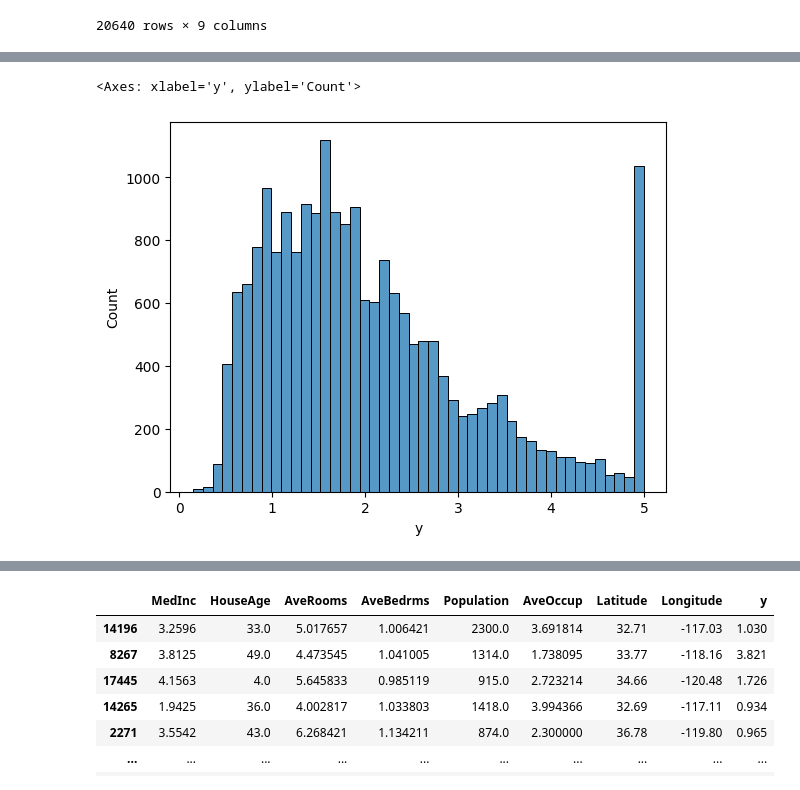
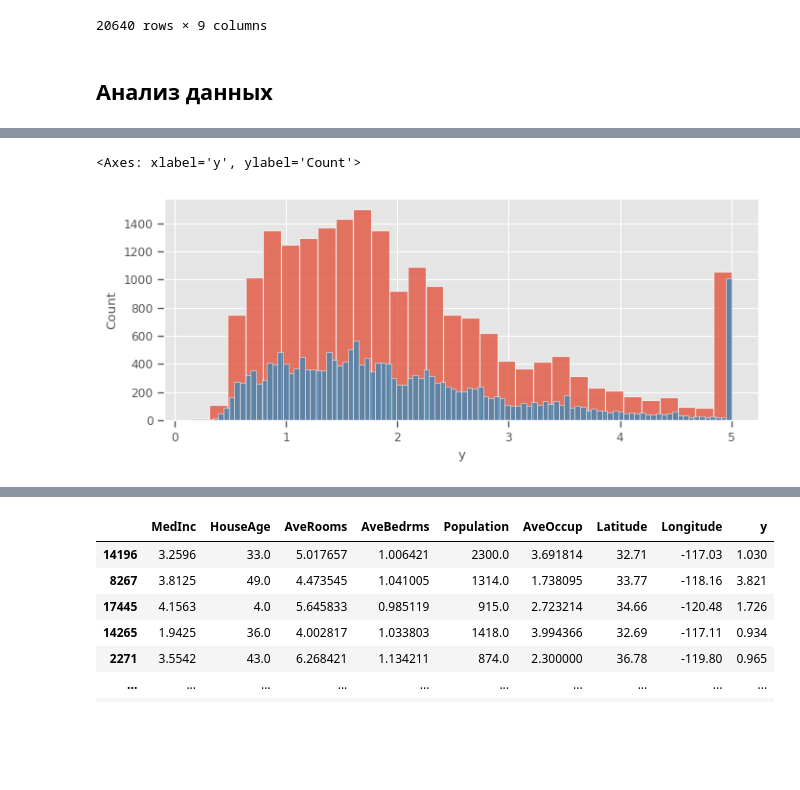
Before and after one commit to ivtipm/ML, a Jupyter notebook: plans/AI_intro_2026/examples/house_price_predict.ipynb, the cells around one changed output, grey strips where cells are left out. Saved outputs shown, nothing was run; the diff lists cells and outputs as text; code cells hidden in the pictures; blank space fills up the shorter version.

```diff
--- a/plans/AI_intro_2026/examples/house_price_predict.ipynb
+++ b/plans/AI_intro_2026/examples/house_price_predict.ipynb
@@ -38,6 +61,8 @@ df0
 | 20638 | 1.8672 | 18.0 | 5.329513 | 1.171920 | 741.0 | 2.123209 | 39.43 | -121.32 | 0.847 |
 | 20639 | 2.3886 | 16.0 | 5.254717 | 1.162264 | 1387.0 | 2.616981 | 39.37 | -121.24 | 0.894 |
 20640 rows × 9 columns
+# %% [markdown]
+## Анализ данных
 # %%
 df0.describe()
 # %% [output]
@@ -53,8 +78,12 @@ df0.describe()
 # %%
 import seaborn
 
+plt.style.use( style = 'ggplot' )
+seaborn.set_context("paper")
 
-seaborn.histplot( df0['y'] )
+plt.figure( figsize = ( 8, 3 ) )
+seaborn.histplot( df0['y'], bins = 30 )
+seaborn.histplot( df0['y'], bins = 100 )
 # %% [output]
 <Axes: xlabel='y', ylabel='Count'>
-[figure, old version]
+[figure, new version]
```
Also changed, not shown: parts of 9 cells of this notebook.
